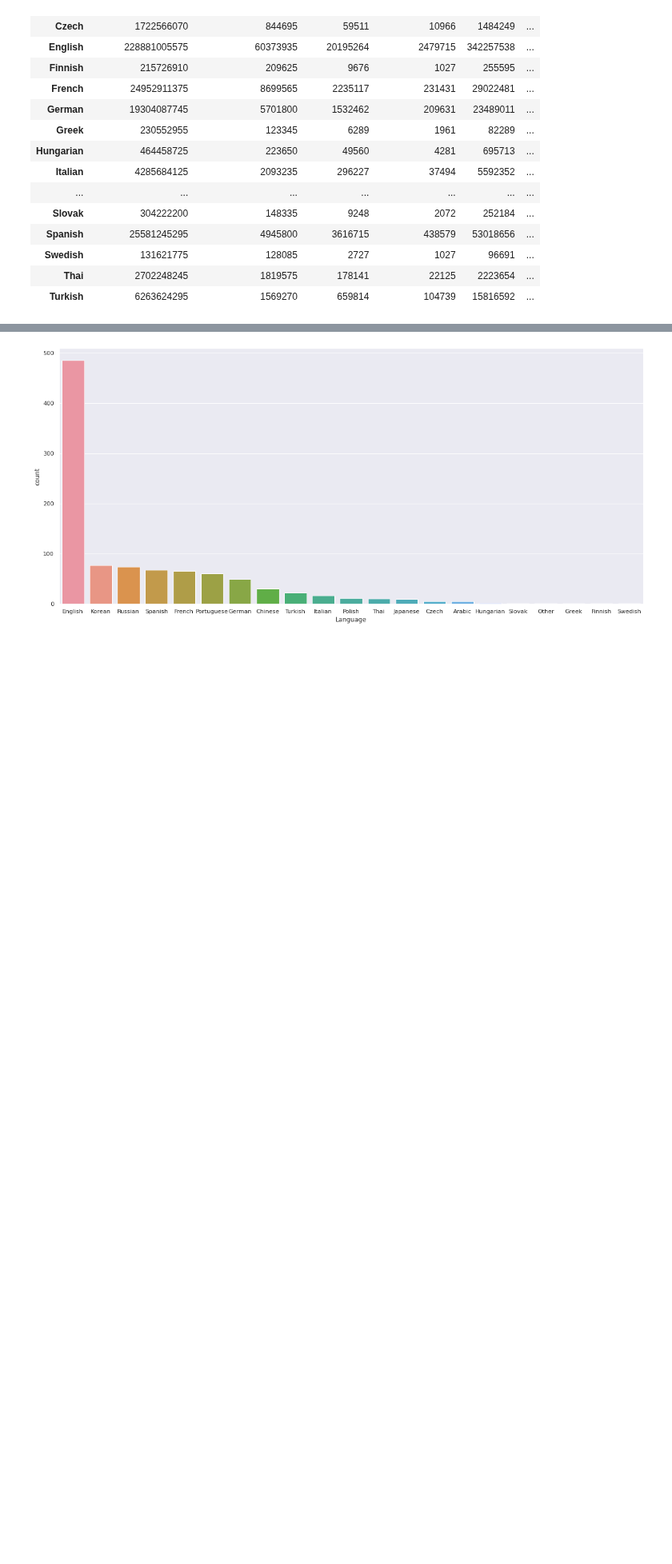
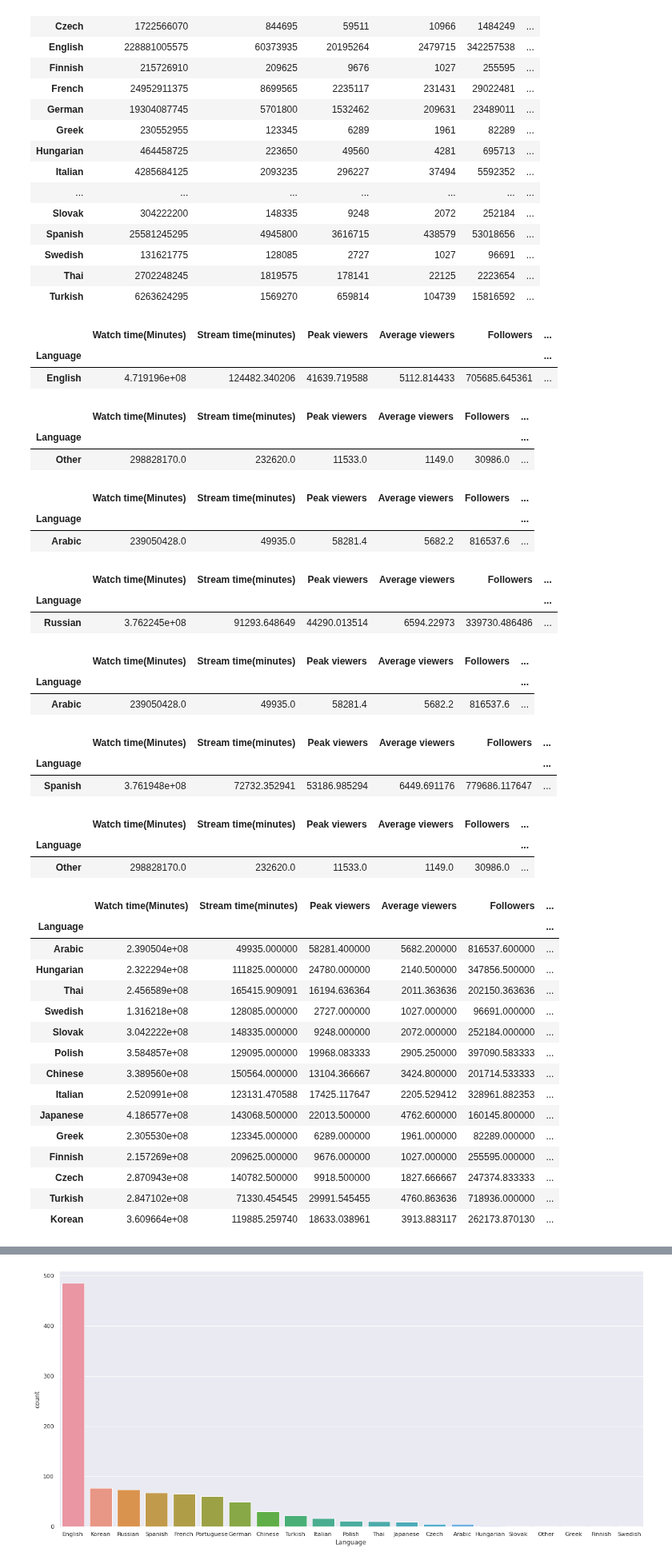
Before and after one commit to zli00185/CMSC320-Final, a Jupyter notebook: Project tutorial.ipynb, the cells around one changed output, grey strips where cells are left out. Shown at 80% size. Drawn from its saved outputs; the diff is of its cells as text; code cells hidden in the pictures; blank space fills up the shorter version.

```diff
--- a/Project tutorial.ipynb
+++ b/Project tutorial.ipynb
@@ -95,3 +95,66 @@ Language
 | Swedish | 131621775 | 128085 | 2727 | 1027 | 96691 | ... |
 | Thai | 2702248245 | 1819575 | 178141 | 22125 | 2223654 | ... |
 | Turkish | 6263624295 | 1569270 | 659814 | 104739 | 15816592 | ... |
+# %%
+# Find the highest average values groupby language
+ave = streamer_1.groupby(by = ['Language']).mean()
+ave.sort_values(by = ['Watch time(Minutes)'], ascending = False).head(1)
+# %% [output]
+|  | Watch time(Minutes) | Stream time(minutes) | Peak viewers | Average viewers | Followers | ... |
+| Language |  |  |  |  |  | ... |
+| English | 4.719196e+08 | 124482.340206 | 41639.719588 | 5112.814433 | 705685.645361 | ... |
+# %%
+ave.sort_values(by = ['Stream time(minutes)'], ascending = False).head(1)
+# %% [output]
+|  | Watch time(Minutes) | Stream time(minutes) | Peak viewers | Average viewers | Followers | ... |
+| Language |  |  |  |  |  | ... |
+| Other | 298828170.0 | 232620.0 | 11533.0 | 1149.0 | 30986.0 | ... |
+# %%
+ave.sort_values(by = ['Peak viewers'], ascending = False).head(1)
+# %% [output]
+|  | Watch time(Minutes) | Stream time(minutes) | Peak viewers | Average viewers | Followers | ... |
+| Language |  |  |  |  |  | ... |
+| Arabic | 239050428.0 | 49935.0 | 58281.4 | 5682.2 | 816537.6 | ... |
+# %%
+ave.sort_values(by = ['Average viewers'], ascending = False).head(1)
+# %% [output]
+|  | Watch time(Minutes) | Stream time(minutes) | Peak viewers | Average viewers | Followers | ... |
+| Language |  |  |  |  |  | ... |
+| Russian | 3.762245e+08 | 91293.648649 | 44290.013514 | 6594.22973 | 339730.486486 | ... |
+# %%
+ave.sort_values(by = ['Followers'], ascending = False).head(1)
+# %% [output]
+|  | Watch time(Minutes) | Stream time(minutes) | Peak viewers | Average viewers | Followers | ... |
+| Language |  |  |  |  |  | ... |
+| Arabic | 239050428.0 | 49935.0 | 58281.4 | 5682.2 | 816537.6 | ... |
+# %%
+ave.sort_values(by = ['Followers gained'], ascending = False).head(1)
+# %% [output]
+|  | Watch time(Minutes) | Stream time(minutes) | Peak viewers | Average viewers | Followers | ... |
+| Language |  |  |  |  |  | ... |
+| Spanish | 3.761948e+08 | 72732.352941 | 53186.985294 | 6449.691176 | 779686.117647 | ... |
+# %%
+ave.sort_values(by = ['Views gained'], ascending = False).head(1)
+# %% [output]
+|  | Watch time(Minutes) | Stream time(minutes) | Peak viewers | Average viewers | Followers | ... |
+| Language |  |  |  |  |  | ... |
+| Other | 298828170.0 | 232620.0 | 11533.0 | 1149.0 | 30986.0 | ... |
+# %%
+ave.sort_values(by = ['Partnered'], ascending = False).head(14)
+# %% [output]
+|  | Watch time(Minutes) | Stream time(minutes) | Peak viewers | Average viewers | Followers | ... |
+| Language |  |  |  |  |  | ... |
+| Arabic | 2.390504e+08 | 49935.000000 | 58281.400000 | 5682.200000 | 816537.600000 | ... |
+| Hungarian | 2.322294e+08 | 111825.000000 | 24780.000000 | 2140.500000 | 347856.500000 | ... |
+| Thai | 2.456589e+08 | 165415.909091 | 16194.636364 | 2011.363636 | 202150.363636 | ... |
+| Swedish | 1.316218e+08 | 128085.000000 | 2727.000000 | 1027.000000 | 96691.000000 | ... |
+| Slovak | 3.042222e+08 | 148335.000000 | 9248.000000 | 2072.000000 | 252184.000000 | ... |
+| Polish | 3.584857e+08 | 129095.000000 | 19968.083333 | 2905.250000 | 397090.583333 | ... |
+| Chinese | 3.389560e+08 | 150564.000000 | 13104.366667 | 3424.800000 | 201714.533333 | ... |
+| Italian | 2.520991e+08 | 123131.470588 | 17425.117647 | 2205.529412 | 328961.882353 | ... |
+| Japanese | 4.186577e+08 | 143068.500000 | 22013.500000 | 4762.600000 | 160145.800000 | ... |
+| Greek | 2.305530e+08 | 123345.000000 | 6289.000000 | 1961.000000 | 82289.000000 | ... |
+| Finnish | 2.157269e+08 | 209625.000000 | 9676.000000 | 1027.000000 | 255595.000000 | ... |
+| Czech | 2.870943e+08 | 140782.500000 | 9918.500000 | 1827.666667 | 247374.833333 | ... |
+| Turkish | 2.847102e+08 | 71330.454545 | 29991.545455 | 4760.863636 | 718936.000000 | ... |
+| Korean | 3.609664e+08 | 119885.259740 | 18633.038961 | 3913.883117 | 262173.870130 | ... |
```
Also changed, not shown: parts of 3 cells of this notebook, 1 other file.
